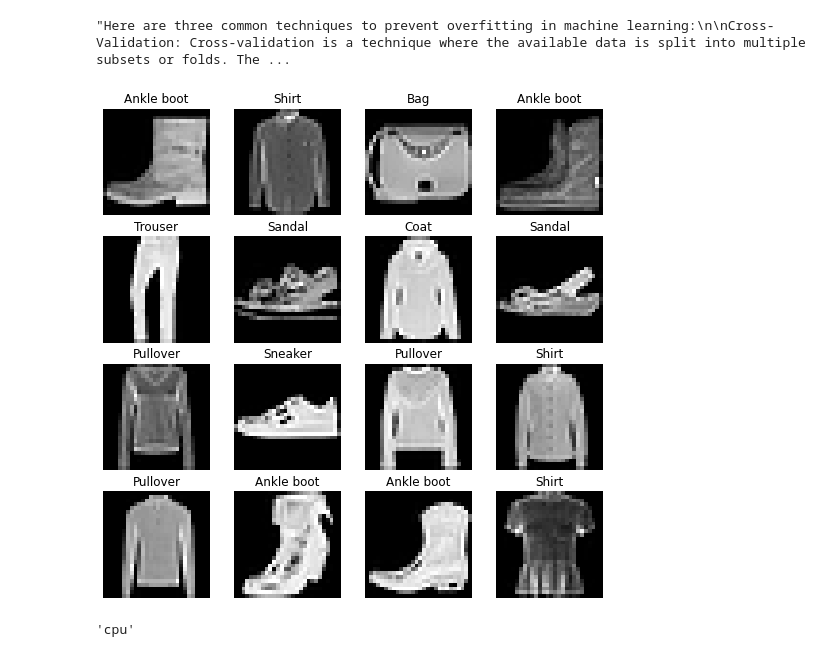
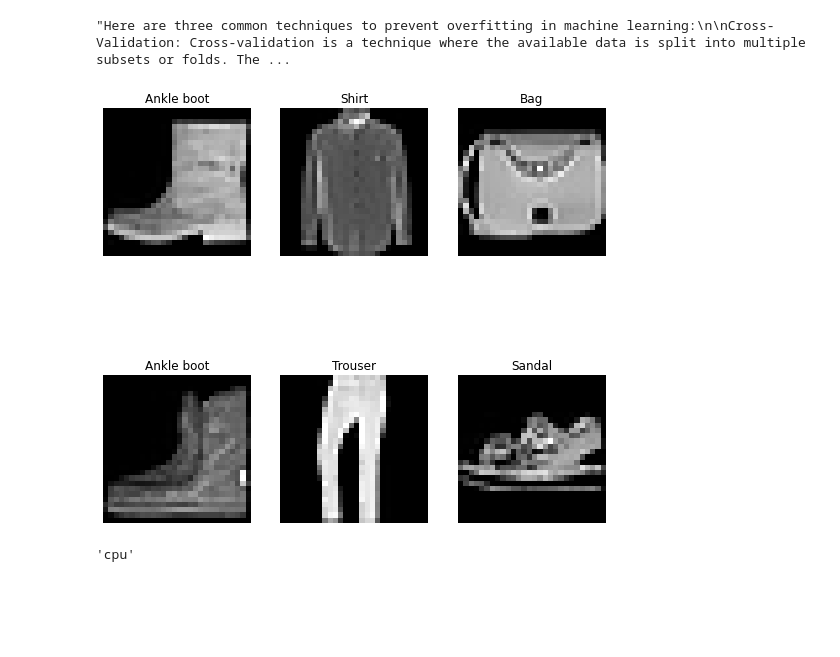
Before and after one commit to musaadamu/deep_learning_with_pytorch_assignment, a Jupyter notebook: exercise_submissions/week_4/week_4_solutions.ipynb, the cells around one changed output. Drawn from its saved outputs; the diff is of its cells as text; code cells hidden in the pictures; blank space fills up the shorter version.

```diff
--- a/exercise_submissions/week_4/week_4_solutions.ipynb
+++ b/exercise_submissions/week_4/week_4_solutions.ipynb
@@ -52,21 +52,21 @@ test_data = datasets.FashionMNIST(
 # %%
 # 6. Visualize at least 5 different samples of the MNIST training dataset.
 
 # Plot more images
 import torch
 import matplotlib.pyplot as plt
 torch.manual_seed(42)
 fig = plt.figure(figsize=(9, 9))
-rows, cols = 4, 4
+rows, cols = 2, 3
 for i in range(1, rows * cols + 1):
     random_idx = torch.randint(0, len(train_data), size=[1]).item()
     img, label = train_data[random_idx]
     fig.add_subplot(rows, cols, i)
     plt.imshow(img.squeeze(), cmap="gray")
     plt.title(train_data.classes[label])
     plt.axis(False);
 # %% [output]
-[figure, old version]
+[figure, new version]
 # %%
 # 7. Turn the MNIST train and test datasets into dataloaders using `torch.utils.data.DataLoader`, set the `batch_size=32`.
 batch_size=32
```
Also changed, not shown: parts of 16 cells of this notebook, 1 other file.
